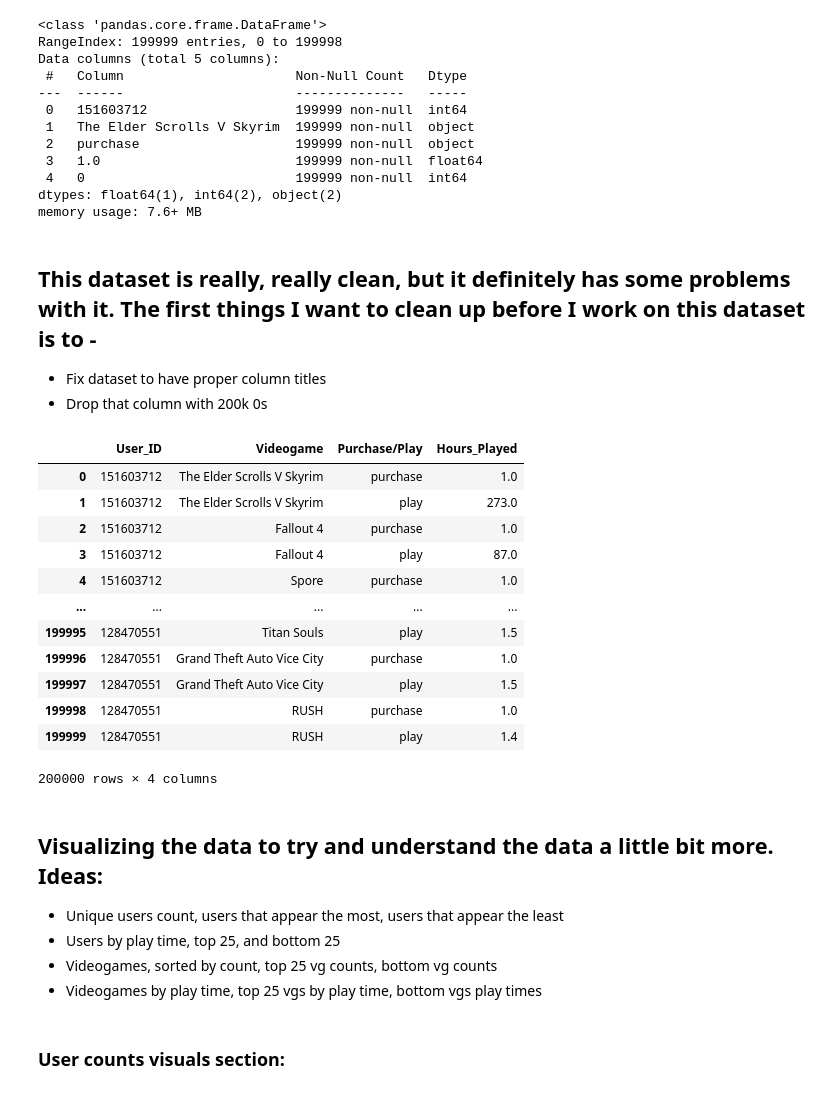
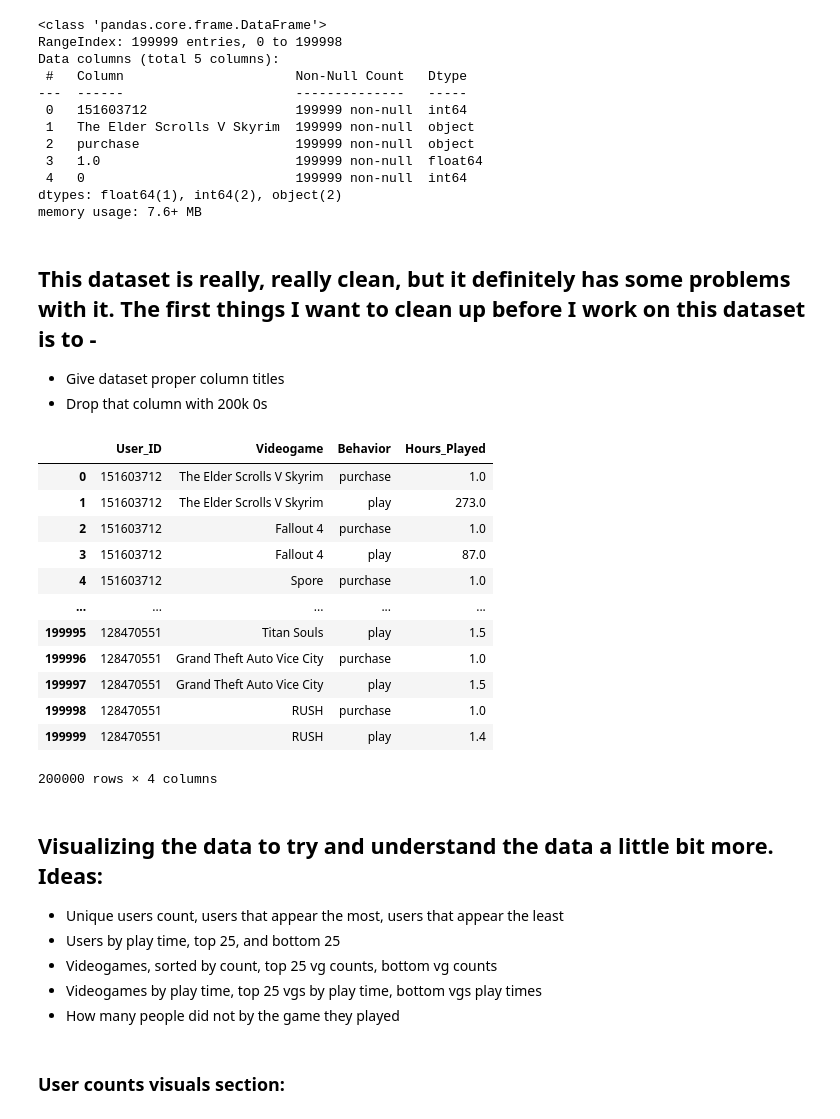
Before and after one commit to MansionAnthony/Videogame-Recommendations-Steam, a Jupyter notebook: Steam Videogame Recommendations JN.ipynb, the cells around one changed output. Cells and saved outputs as stored; diff of their text form; code cells hidden in the pictures.

```diff
--- a/Steam Videogame Recommendations JN.ipynb
+++ b/Steam Videogame Recommendations JN.ipynb
@@ -50,21 +50,21 @@ dtypes: float64(1), int64(2), object(2)
 memory usage: 7.6+ MB
 # %% [markdown]
 ## This dataset is really, really clean, but it definitely has some problems with it. The first things I want to clean up before I work on this dataset is to -
-- Fix dataset to have proper column titles
+- Give dataset proper column titles
 - Drop that column with 200k 0s
 # %%
 # Since the dataset has no titls, creating a list of titles
-columns = ['User_ID', 'Videogame', 'Purchase/Play', 'Hours_Played', 'Drop_this']
+columns = ['User_ID', 'Videogame', 'Behavior', 'Hours_Played', 'Drop_this']
 
 # Reading the data in, but removing the assumed title, and assigning names to the list
-SteamVGs = pd.read_csv('steam-200k.csv', header=None, names=columns)
+SteamVGs = pd.read_csv('data\steam-200k.csv', header=None, names=columns)
 
 # Dropping that last useless column
 SteamVGs.drop("Drop_this", axis=1, inplace=True)
 
 SteamVGs
 # %% [output]
-|  | User_ID | Videogame | Purchase/Play | Hours_Played |
+|  | User_ID | Videogame | Behavior | Hours_Played |
 | 0 | 151603712 | The Elder Scrolls V Skyrim | purchase | 1.0 |
 | 1 | 151603712 | The Elder Scrolls V Skyrim | play | 273.0 |
 | 2 | 151603712 | Fallout 4 | purchase | 1.0 |
@@ -83,6 +83,7 @@ SteamVGs
 - Users by play time, top 25, and bottom 25
 - Videogames, sorted by count, top 25 vg counts, bottom vg counts
 - Videogames by play time, top 25 vgs by play time, bottom vgs play times
+- How many people did not by the game they played
 # %% [markdown]
 ### User counts visuals section:
 # %%
```
Also changed, not shown: parts of 17 cells of this notebook.
